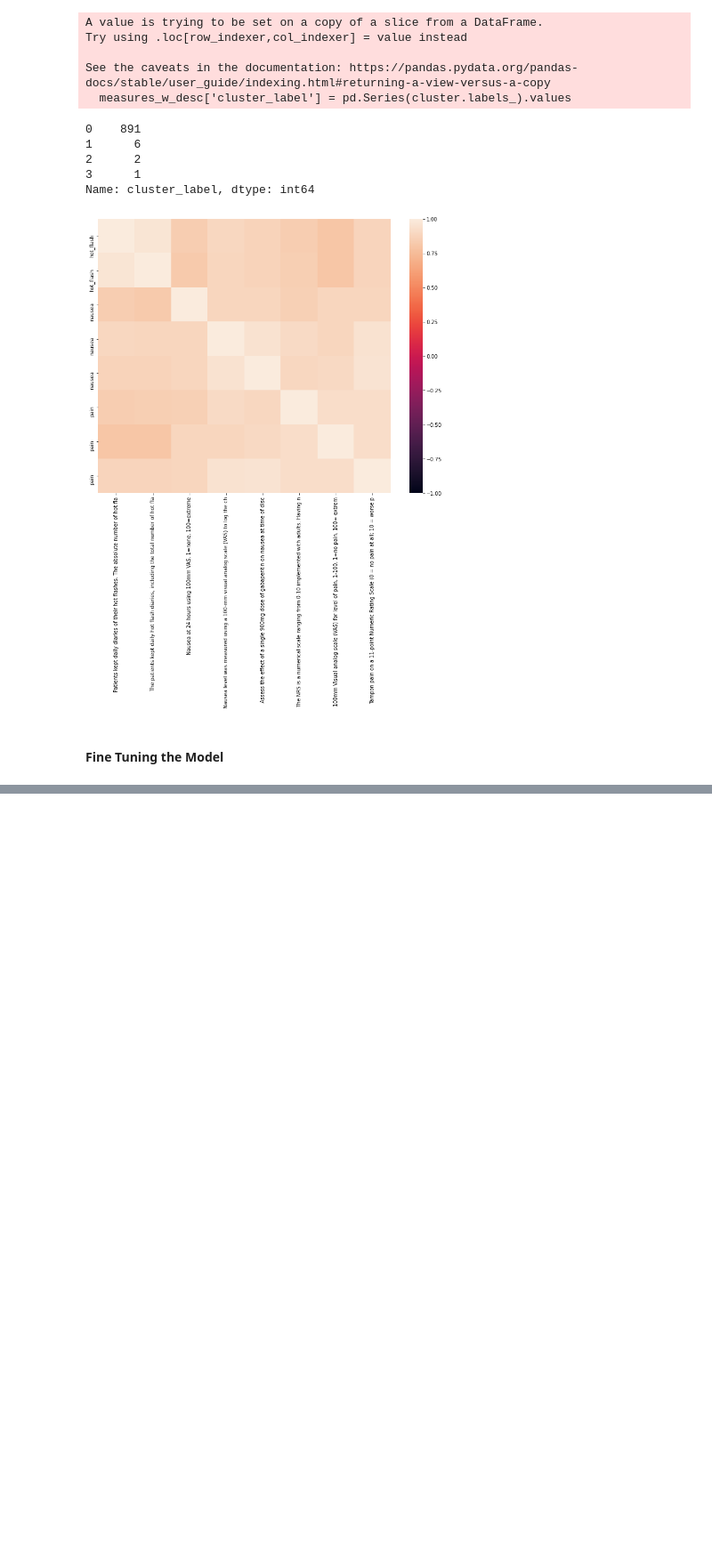
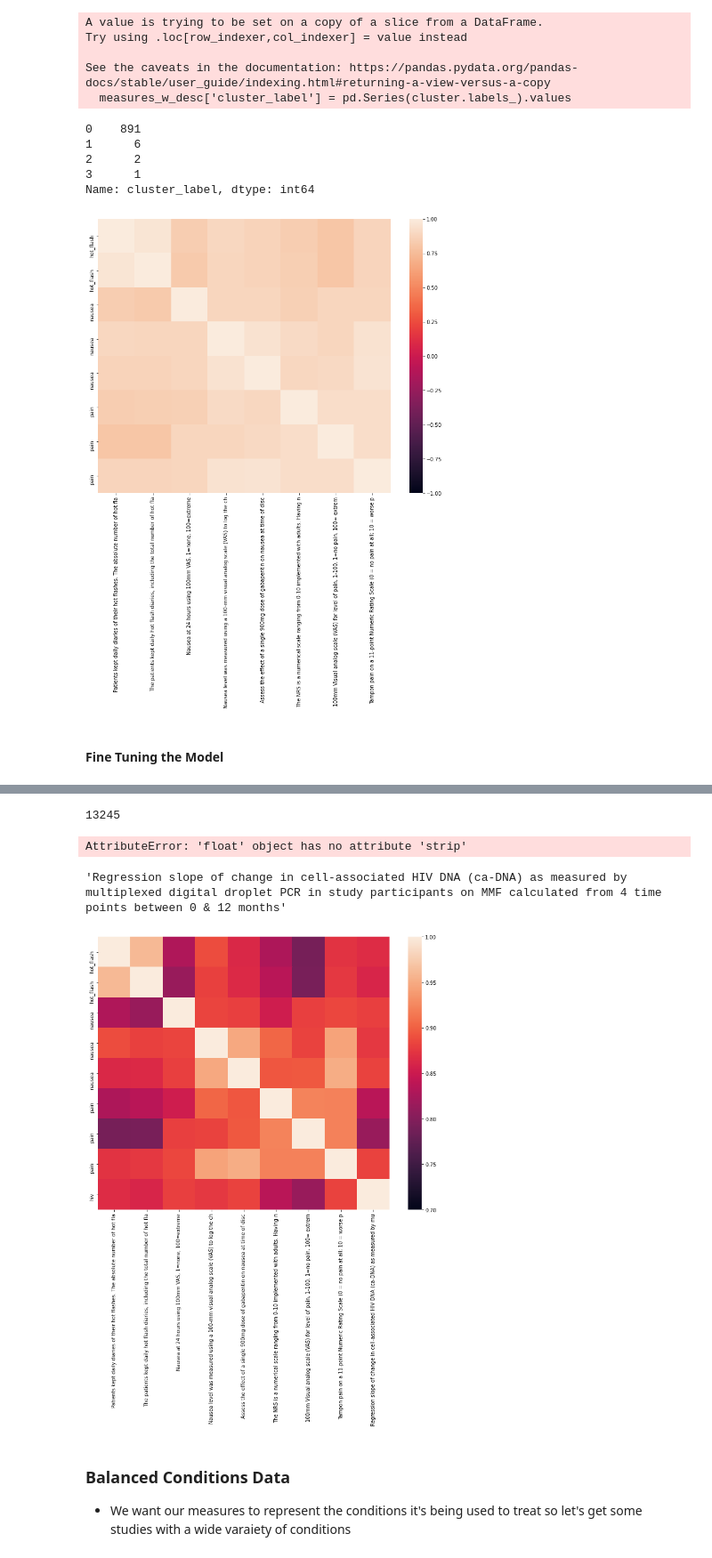
Before and after one commit to porterehunley/drugprocessing, a Jupyter notebook: ProjectNotebook.ipynb, the cells around one changed output, grey strips where cells are left out. Shown at 89% size. Cells and saved outputs as stored; diff of their text form; code cells hidden in the pictures; blank space fills up the shorter version.

```diff
--- a/ProjectNotebook.ipynb
+++ b/ProjectNotebook.ipynb
@@ -1640,0 +1663,12 @@ measures_table[['study_id', 'description']].merge(studies_table, 'inner', ['stud
+# %%
+# Merge measures with studies
+measures_studies = more_measures_table[['study_id', 'description', 'type']].merge(more_studies_table, 'inner', ['study_id']).rename(columns=
+    {'description_x':'measure_description',
+     'description_y':'study_description',
+     'type_x': 'measure_type',
+     'type_y': 'study_type'
+    })
+measures_studies = measures_studies[['study_id', 'measure_description', 'measure_type', 'conditions', 'interventions', 'mesh_terms']].drop_duplicates(
+    ['study_id', 'measure_description', 'measure_type'])
+measures_studies.to_pickle('measures_studies.pkl')
+measures_studies = pd.read_pickle('measures_studies.pkl')
@@ -1640,0 +1741,47 @@ measures_table[['study_id', 'description']].merge(studies_table, 'inner', ['stud
+# %%
+len(input_examples)
+# %% [output]
+13245
+# %%
+from sentence_transformers import SentenceTransformer, InputExample, losses, evaluation
+from torch.utils.data import DataLoader
+
+# sentences1 = ['This list contains the first column', 'With your sentences', 'You want your model to evaluate on']
+# sentences2 = ['Sentences contains the other column', 'The evaluator matches sentences1[i] with sentences2[i]', 'Compute the cosine similarity and compares it to scores[i]']
+# scores = [0.3, 0.6, 0.2]
+
+# evaluator = evaluation.EmbeddingSimilarityEvaluator(sentences1, sentences2, scores)
+
+#Define your train dataset, the dataloader and the train loss
+train_dataloader = DataLoader(input_examples[:600] + zero_examples[:100], shuffle=True, batch_size=20) # give it 500 to keep training time reasonable
+train_loss = losses.CosineSimilarityLoss(model)
+
+
+model.fit(train_objectives=[(train_dataloader, train_loss)], epochs=2)
+# %% [output]
+AttributeError: 'float' object has no attribute 'strip'
+# %%
+measures_studies.at[2, 'measure_description']
+# %% [output]
+'Regression slope of change in cell-associated HIV DNA (ca-DNA) as measured by multiplexed digital droplet PCR in study participants on MMF calculated from 4 time points between 0 & 12 months'
+# %%
+hot_flash_measures = [measures_w_desc.at[38, 'description']] + [measures_w_desc.at[41, 'description']]
+nausea_measures = [measures_w_desc.at[53, 'description']] + [measures_w_desc.at[81, 'description']] + [measures_w_desc.at[132, 'description']]
+pain_measures = [measures_w_desc.at[2, 'description']] + [measures_w_desc.at[51, 'description']] + [measures_w_desc.at[112, 'description']]
+hiv_measure = [measures_studies.at[2, 'measure_description']]
+test_measures = hot_flash_measures + nausea_measures + pain_measures + hiv_measure
+test_measures_enc = model.encode(test_measures)
+
+from sklearn.metrics.pairwise import cosine_similarity
+import matplotlib.pyplot as plt
+
+fig, ax = plt.subplots(figsize=(13,10))
+x_heatmap_labels = [x[:80] for x in test_measures]
+y_heatmap_labels = ['hot_flash']*2 + ['nausea']*3 + ['pain']*3 + ['hiv']
+sim_matrix = cosine_similarity(test_measures_enc)
+ax = sns.heatmap(sim_matrix, xticklabels=x_heatmap_labels, yticklabels=y_heatmap_labels, vmax=1, vmin=.7, ax=ax)
+# %% [output]
+[figure, added]
+# %% [markdown]
+### Balanced Conditions Data
+- We want our measures to represent the conditions it's being used to treat so let's get some studies with a wide varaiety of conditions
```
Also changed, not shown: parts of 11 cells of this notebook.
